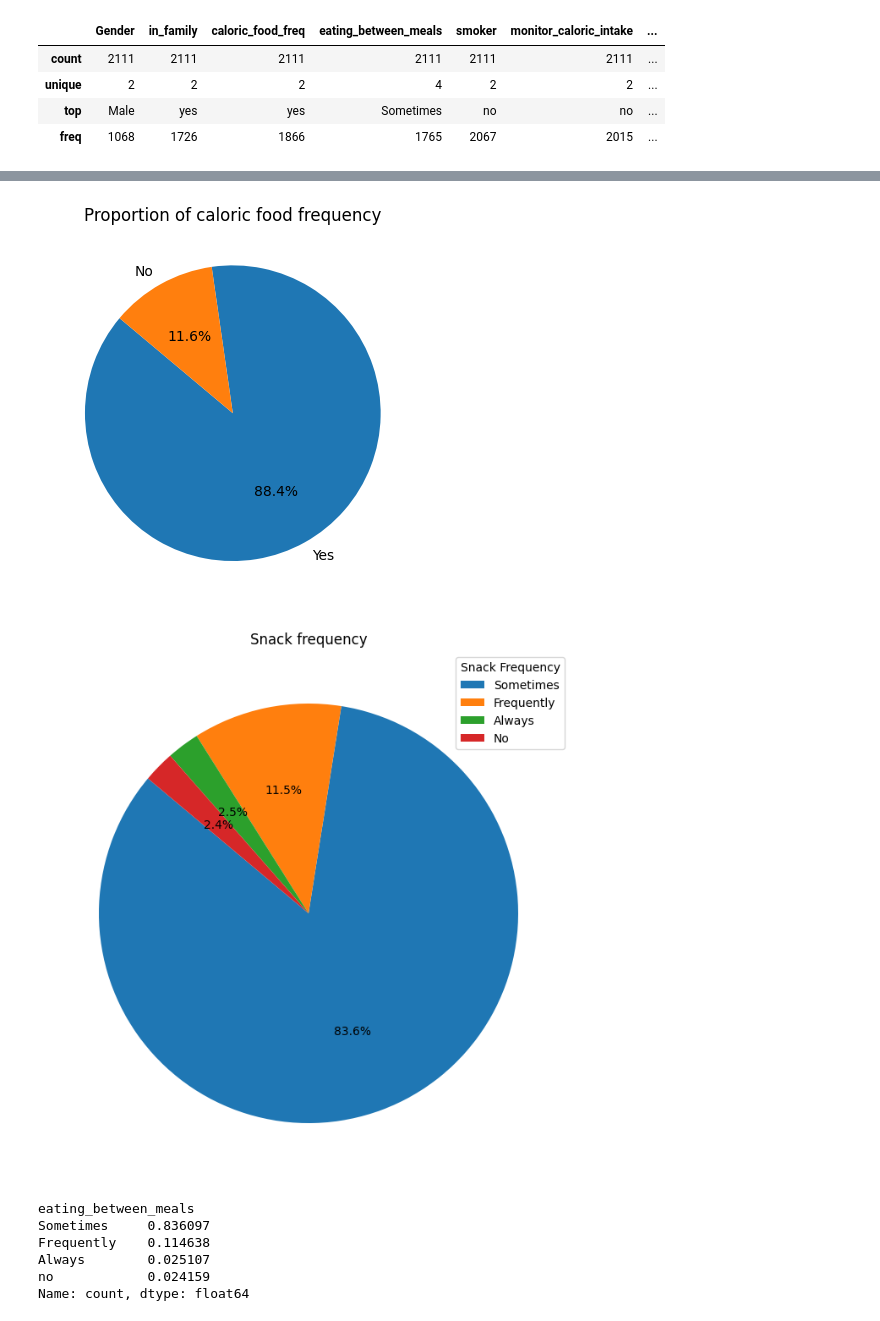
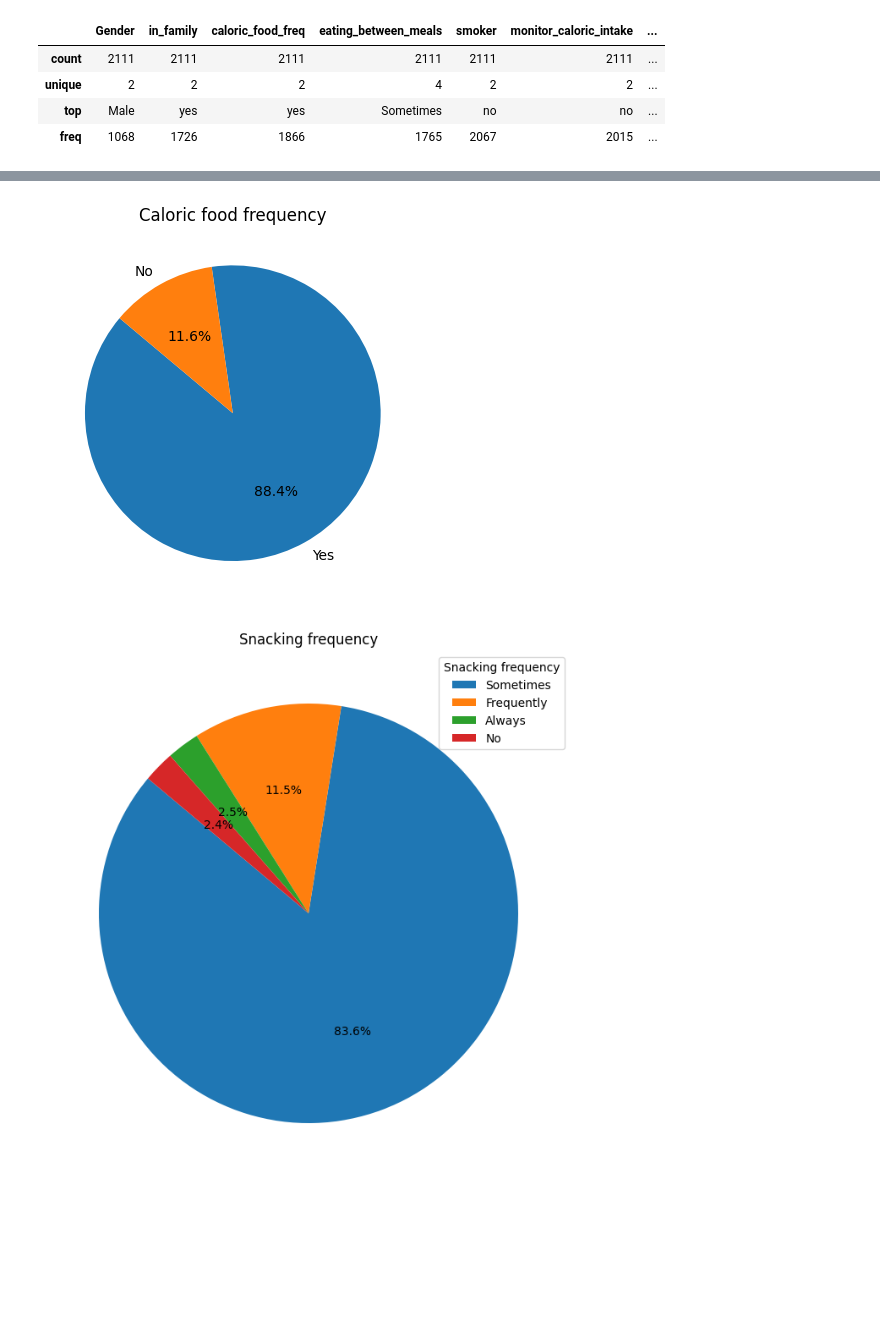
Before and after one commit to SamGombs20/DataAnalysisSample, a Jupyter notebook: code/obesiScanAnalysis.ipynb, the cells around one changed output, grey strips where cells are left out. Drawn from its saved outputs; the diff is of its cells as text; code cells hidden in the pictures; blank space fills up the shorter version.

```diff
--- a/code/obesiScanAnalysis.ipynb
+++ b/code/obesiScanAnalysis.ipynb
@@ -50,6 +50,20 @@ df.describe(include=['object'])
 | unique | 2 | 2 | 2 | 4 | 2 | 2 | ... |
 | top | Male | yes | yes | Sometimes | no | no | ... |
 | freq | 1068 | 1726 | 1866 | 1765 | 2067 | 2015 | ... |
+# %%
+#A function to plot pie charts for non-categorical data
+def plot_pie_chart(proportions, title, labels):
+    plt.pie(proportions, labels=labels, autopct='%1.1f%%', startangle=140)
+    plt.title(title)
+    plt.show()
+
+#Plotting a pie chart with more than 2 categories
+def plot_pie_chart_multiple_categories(proportions, title, labels):
+    fig, ax = plt.subplots(figsize=(8, 10))
+    ax.pie(proportions, autopct='%1.1f%%', startangle=140)
+    ax.legend(title=title, labels=labels, loc='upper right')
+    ax.set_title(title)
+    plt.show()
 # %%
 
 gender_proportion = df['Gender'].value_counts()/df['Gender'].count()
@@ -68,22 +78,10 @@ plt.show()
 # %%
 caloric_food_freq_proportion = df['caloric_food_freq'].value_counts()/df['caloric_food_freq'].count()
-plt.pie(caloric_food_freq_proportion, labels=['Yes', 'No'], autopct='%1.1f%%', startangle=140)
-plt.title('Proportion of caloric food frequency')
-plt.show()
+plot_pie_chart(caloric_food_freq_proportion, "Caloric food frequency", labels=['Yes','No'])
 # %% [output]
-[figure, old version]
+[figure, new version]
 # %%
 snack_freq_proportion = df['eating_between_meals'].value_counts()/df['eating_between_meals'].count()
-fig, ax = plt.subplots(figsize=(8,10))
-ax.pie(snack_freq_proportion, autopct='%1.1f%%', startangle=140)
-ax.legend(title='Snack Frequency', labels=['Sometimes', 'Frequently','Always', 'No'], loc='upper right')
-ax.set_title('Snack frequency')
-plt.show()
+plot_pie_chart_multiple_categories(snack_freq_proportion, "Snacking frequency", labels=['Sometimes', 'Frequently', 'Always', 'No'])
 # %% [output]
-[figure, old version]
+[figure, new version]
-eating_between_meals
-Sometimes     0.836097
-Frequently    0.114638
-Always        0.025107
-no            0.024159
-Name: count, dtype: float64
```
Also changed, not shown: parts of 7 cells of this notebook.
